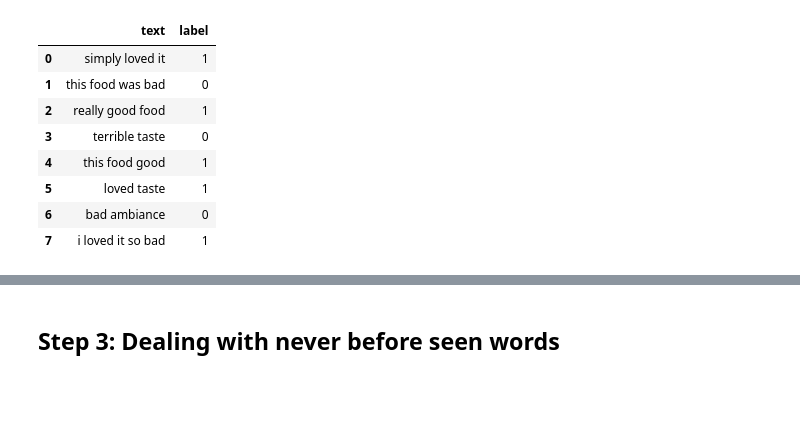
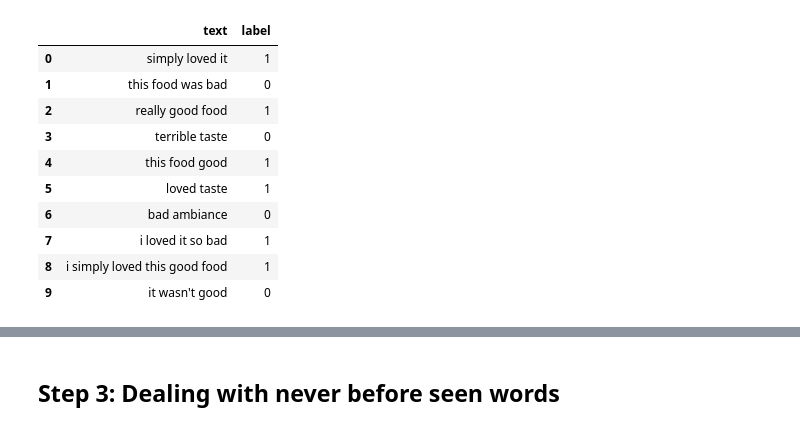
Before and after one commit to Dmarcano/NaiveBayesNotebook, a Jupyter notebook: index.ipynb, the cells around one changed output, grey strips where cells are left out. Drawn from its saved outputs; the diff is of its cells as text; code cells hidden in the pictures; blank space fills up the shorter version.

```diff
--- a/index.ipynb
+++ b/index.ipynb
@@ -22,31 +27,36 @@ Naive Bayes is a machine learning algortihm
 # %%
+"""
+These lines of code don't matter much and are more for importing libraries such that the notebook isn't cluttered with code
+"""
 from matplotlib import pyplot as plt
 import pandas as pd
 import numpy as np
 from ipywidgets import interact, interactive, fixed, interact_manual,interactive_output
 from IPython.display import display, Markdown
 import ipywidgets as widgets
 from naive_bayes import NaiveBayes
 plt.style.use('ggplot')
 
 
 """
 We are going to make a mock dataset to try to classify restaurant reviews as either positive or negative
 """
 
 # this piece of code makes sure the notebook finds the needed files correctly!
 abspath = os.path.abspath('')
 os.chdir(abspath)
 
 restaurant_data = pd.read_csv("restaurant_reviews.csv")
 restaurant_data
 # %% [output]
 |  | text | label |
 | 0 | simply loved it | 1 |
 | 1 | this food was bad | 0 |
 | 2 | really good food | 1 |
 | 3 | terrible taste | 0 |
 | 4 | this food good | 1 |
 | 5 | loved taste | 1 |
 | 6 | bad ambiance | 0 |
 | 7 | i loved it so bad | 1 |
+| 8 | i simply loved this good food | 1 |
+| 9 | it wasn't good | 0 |
```
Also changed, not shown: parts of 16 cells of this notebook, 4 other files.
